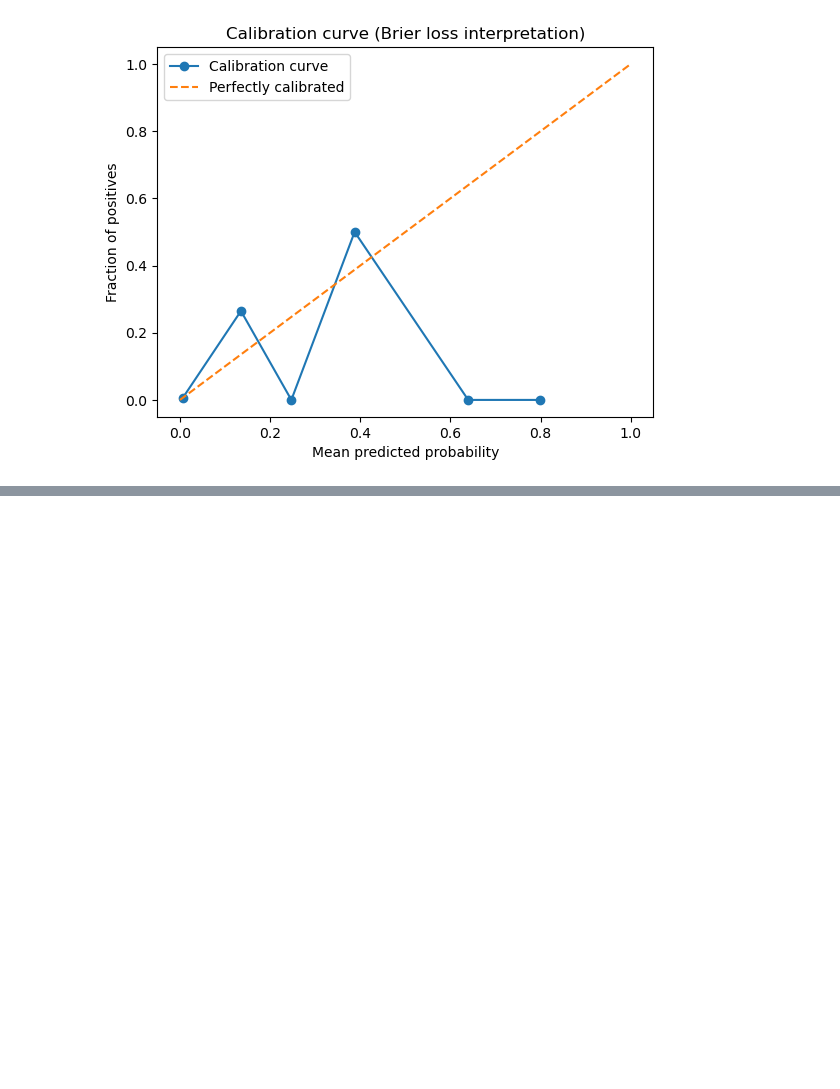
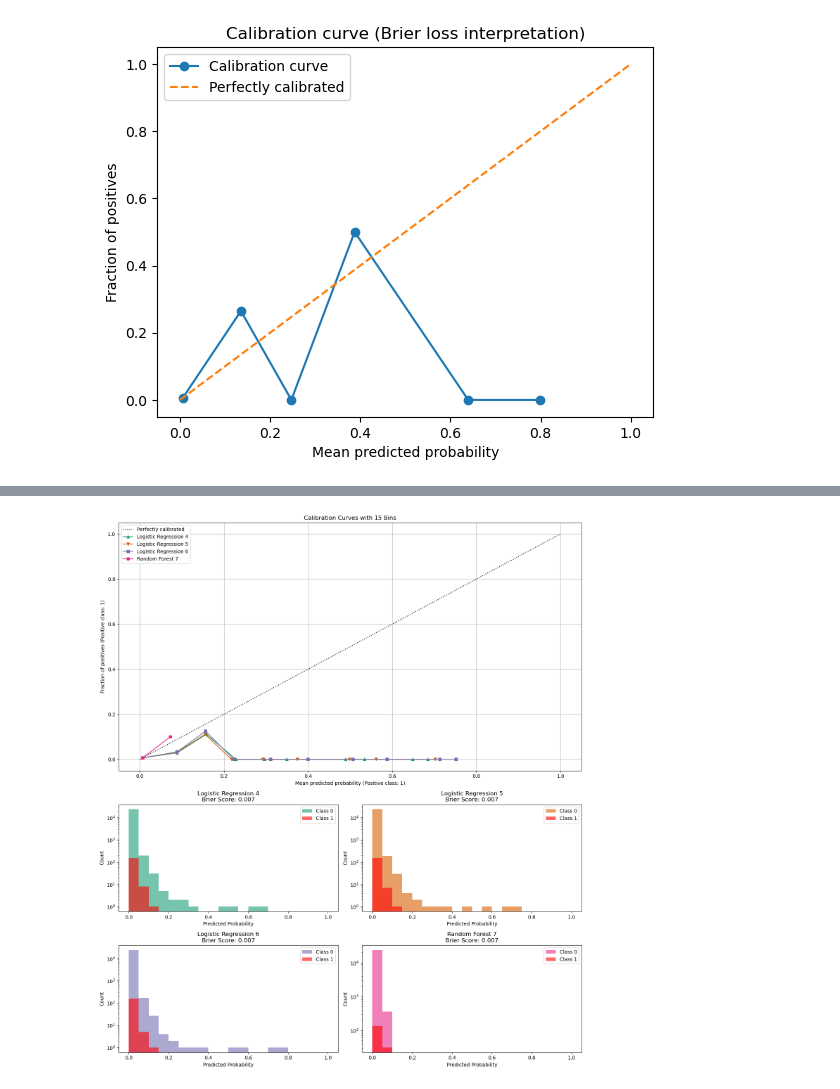
Before and after one commit to rebekah-eichberg/summer-2025-safeify, a Jupyter notebook: rebekah-idea-testing/prob_cal.ipynb, the cells around one changed output, grey strips where cells are left out. Cells and saved outputs as stored; diff of their text form; code cells hidden in the pictures; blank space fills up the shorter version.

```diff
--- a/rebekah-idea-testing/prob_cal.ipynb
+++ b/rebekah-idea-testing/prob_cal.ipynb
@@ -499,0 +604,100 @@ Brier Score: 0.006611490630533237
+# %%
+import math
+import matplotlib.pyplot as plt
+from matplotlib.gridspec import GridSpec
+from sklearn.calibration import CalibrationDisplay
+from sklearn.metrics import brier_score_loss, precision_recall_curve
+import numpy as np
+
+# Your model list
+clf_list = [
+    (cal_model_4, "Logistic Regression 4"),
+    (cal_model_5, "Logistic Regression 5"),
+    (cal_model_6, "Logistic Regression 6"),
+    (cal_model_7, "Random Forest 7"),
+    # Add more if needed
+]
+
+n_models = len(clf_list)
+n_cols = 2  # Number of histogram columns
+n_hist_rows = math.ceil(n_models / n_cols)
+total_rows = 2 + n_hist_rows  # 2 rows for calibration curve
+
+# Setup figure and GridSpec
+fig = plt.figure(figsize=(14, 4 * total_rows))
+gs = GridSpec(total_rows, n_cols)
+colors = plt.get_cmap("Dark2")
+markers = ["^", "v", "s", "o", "X", "P", "D", "*", "+"]  # extend if needed
+
+# 1. Calibration curve on top
+ax_calibration_curve = fig.add_subplot(gs[:2, :])
+ax_calibration_curve.plot([0, 1], [0, 1], "k:", label="Perfectly calibrated")
+
+for i, (clf, name) in enumerate(clf_list):
+    CalibrationDisplay.from_estimator(
+        clf,
+        X_val_proc,
+        y_val,
+        n_bins=15,
+        name=name,
+        ax=ax_calibration_curve,
+        color=colors(i % 8),
+        marker=markers[i % len(markers)]
+    )
+
+ax_calibration_curve.set_title("Calibration Curves with 15 Bins")
+ax_calibration_curve.grid()
+ax_calibration_curve.legend(loc="upper left")
+
+# 2. Histogram subplots
+for i, (clf, name) in enumerate(clf_list):
+    row = 2 + (i // n_cols)
+    col = i % n_cols
+    ax = fig.add_subplot(gs[row, col])
+
+    y_prob = clf.predict_proba(X_val_proc)[:, 1]
+    brier = brier_score_loss(y_val, y_prob)
+
+    ax.hist(y_prob[y_val == 0], bins=20, range=(0, 1), alpha=0.6, label="Class 0", color=colors(i % 8))
+    ax.hist(y_prob[y_val == 1], bins=20, range=(0, 1), alpha=0.6, label="Class 1", color="red")
+    ax.set_title(f"{name}\nBrier Score: {brier:.3f}")
+    ax.set_xlabel("Predicted Probability")
+    ax.set_ylabel("Count")
+    ax.set_yscale("log")
+    ax.legend()
+
+plt.tight_layout()
+plt.show()
+
+# 3. Threshold tuning – one figure per model
+for i, (clf, name) in enumerate(clf_list):
+    y_prob = clf.predict_proba(X_val_proc)[:, 1]
+    precision, recall, thresholds = precision_recall_curve(y_val, y_prob)
+    f1_scores = 2 * (precision * recall) / (precision + recall + 1e-8)
+    best_f1_idx = np.argmax(f1_scores)
+    best_thresh_f1 = thresholds[best_f1_idx]
+    best_recall_thresh = thresholds[np.argmax(recall)]
+
+    print(f"\n{name}")
+    print("Any NaNs in y_prob:", np.isnan(y_prob).any())
+    print("Count of NaNs:", np.isnan(y_prob).sum())
+    print("Min:", y_prob.min())
+    print("Max:", y_prob.max())
+    print("Mean:", y_prob.mean())
+    print("Quantiles:", np.quantile(y_prob, [0, 0.25, 0.5, 0.75, 1.0]))
+    print(f"Best F1 threshold: {best_thresh_f1:.2f}, F1: {f1_scores[best_f1_idx]:.3f}")
+    print(f"Best Recall threshold: {best_recall_thresh:.2f}, Recall: {recall[np.argmax(recall)]:.3f}")
+
+    plt.figure(figsize=(8, 5))
+    plt.plot(thresholds, precision[:-1], label="Precision")
+    plt.plot(thresholds, recall[:-1], label="Recall")
+    plt.plot(thresholds, f1_scores[:-1], label="F1 Score")
+    plt.axvline(best_thresh_f1, color="black", linestyle="--", label="Best F1")
+    plt.xlabel("Threshold")
+    plt.ylabel("Score")
+    plt.title(f"Threshold Tuning: {name}")
+    plt.legend()
+    plt.grid(True)
+    plt.show()
+# %% [output]
+[figure, added]
```
Also changed, not shown: parts of 8 cells of this notebook.
